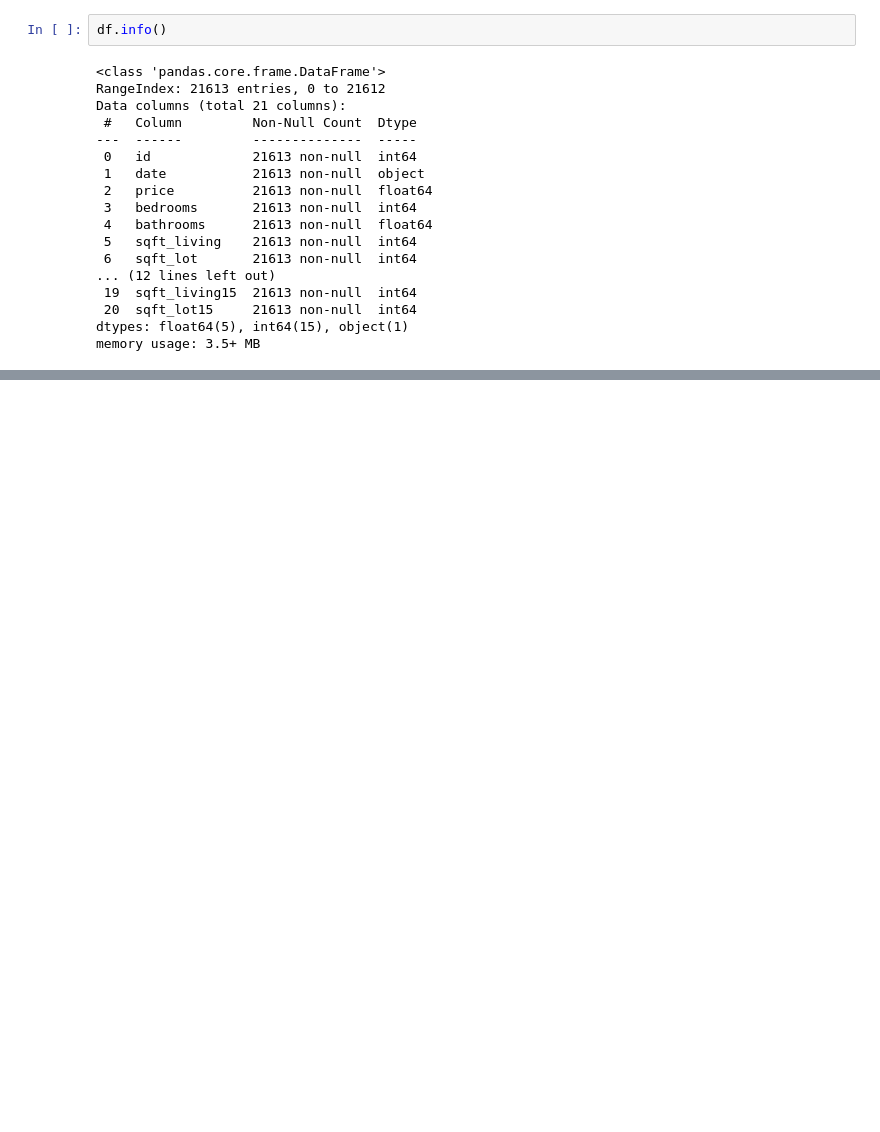
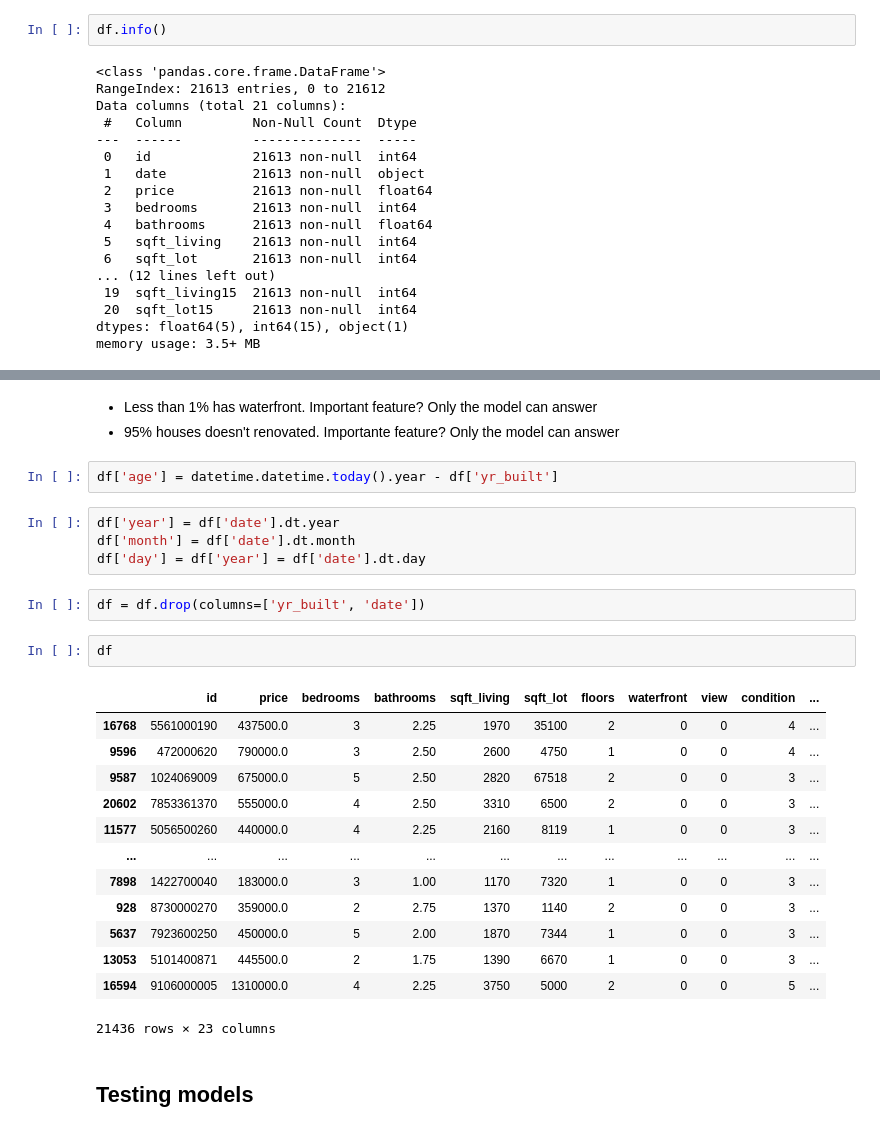
Before and after one commit to danielarruda1000/house_sales_prediction, a Jupyter notebook: house_sales.ipynb, the cells around one changed output, grey strips where cells are left out. Drawn from its saved outputs; the diff is of its cells as text; blank space fills up the shorter version.

```diff
--- a/house_sales.ipynb
+++ b/house_sales.ipynb
@@ -77,0 +178,29 @@ memory usage: 3.5+ MB
+# %% [markdown]
+* Less than 1% has waterfront. Important feature? Only the model can answer
+* 95% houses doesn't renovated. Importante feature? Only the model can answer
+# %%
+df['age'] = datetime.datetime.today().year - df['yr_built']
+# %%
+df['year'] = df['date'].dt.year
+df['month'] = df['date'].dt.month
+df['day'] = df['year'] = df['date'].dt.day
+# %%
+df = df.drop(columns=['yr_built', 'date'])
+# %%
+df
+# %% [output]
+|  | id | price | bedrooms | bathrooms | sqft_living | sqft_lot | floors | waterfront | view | condition | ... |
+| 16768 | 5561000190 | 437500.0 | 3 | 2.25 | 1970 | 35100 | 2 | 0 | 0 | 4 | ... |
+| 9596 | 472000620 | 790000.0 | 3 | 2.50 | 2600 | 4750 | 1 | 0 | 0 | 4 | ... |
+| 9587 | 1024069009 | 675000.0 | 5 | 2.50 | 2820 | 67518 | 2 | 0 | 0 | 3 | ... |
+| 20602 | 7853361370 | 555000.0 | 4 | 2.50 | 3310 | 6500 | 2 | 0 | 0 | 3 | ... |
+| 11577 | 5056500260 | 440000.0 | 4 | 2.25 | 2160 | 8119 | 1 | 0 | 0 | 3 | ... |
+| ... | ... | ... | ... | ... | ... | ... | ... | ... | ... | ... | ... |
+| 7898 | 1422700040 | 183000.0 | 3 | 1.00 | 1170 | 7320 | 1 | 0 | 0 | 3 | ... |
+| 928 | 8730000270 | 359000.0 | 2 | 2.75 | 1370 | 1140 | 2 | 0 | 0 | 3 | ... |
+| 5637 | 7923600250 | 450000.0 | 5 | 2.00 | 1870 | 7344 | 1 | 0 | 0 | 3 | ... |
+| 13053 | 5101400871 | 445500.0 | 2 | 1.75 | 1390 | 6670 | 1 | 0 | 0 | 3 | ... |
+| 16594 | 9106000005 | 1310000.0 | 4 | 2.25 | 3750 | 5000 | 2 | 0 | 0 | 5 | ... |
+21436 rows × 23 columns
+# %% [markdown]
+## Testing models
```
Also changed, not shown: parts of 16 cells of this notebook.
